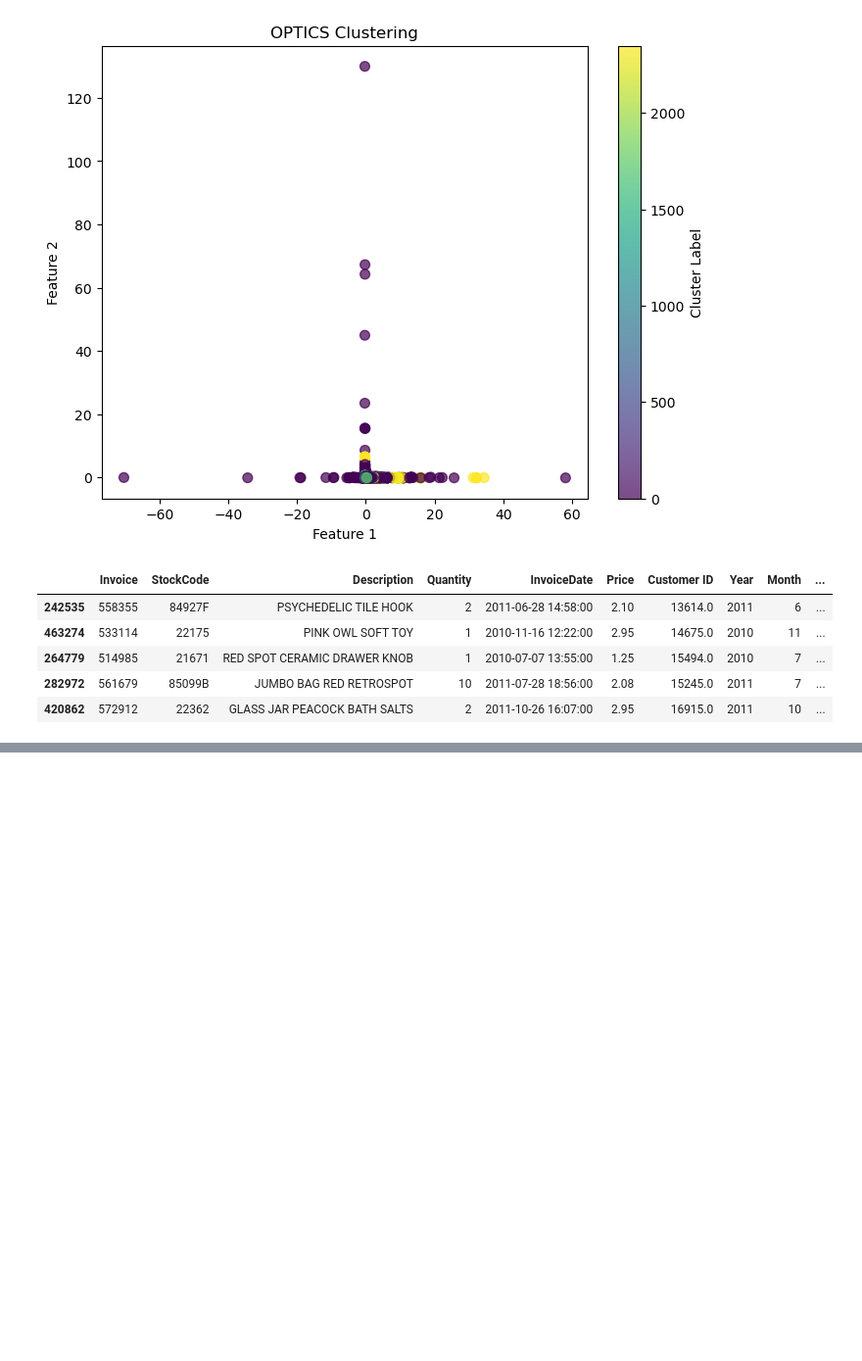
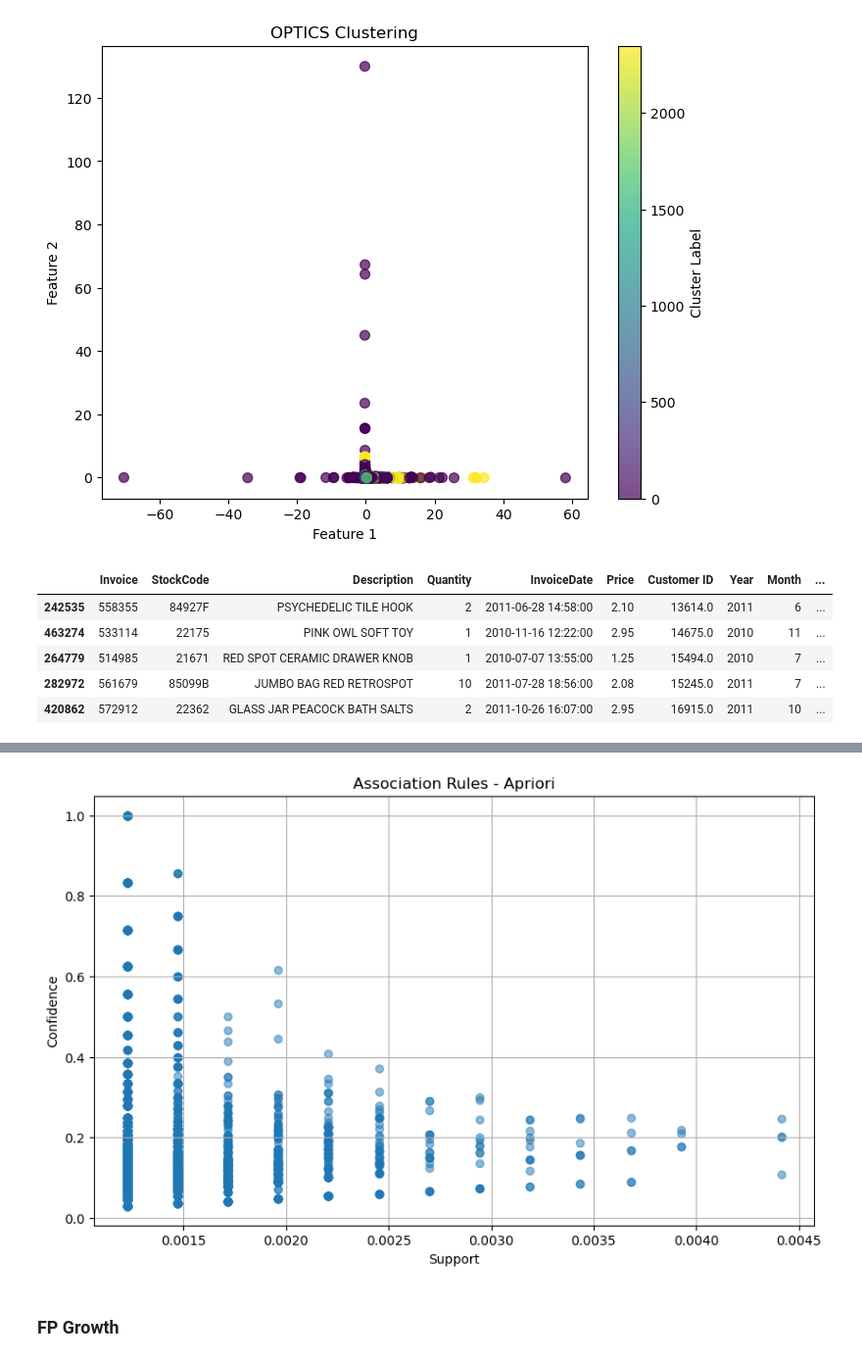
Before and after one commit to ashammar1/ML-for-Business, a Jupyter notebook: Alaa-Shammary-CA1-ML for Business.ipynb, the cells around one changed output, grey strips where cells are left out. Shown at 98% size. Drawn from its saved outputs; the diff is of its cells as text; code cells hidden in the pictures; blank space fills up the shorter version.

```diff
--- a/Alaa-Shammary-CA1-ML for Business.ipynb
+++ b/Alaa-Shammary-CA1-ML for Business.ipynb
@@ -1190,0 +750,8 @@ plt.plot(range(2,10),wcss);
+# %%
+basket = market_df.groupby(['Customer ID', 'StockCode'])['Quantity'].sum().unstack().reset_index().fillna(0).set_index('Customer ID')
+# %%
+basket_encoded = basket.applymap(lambda x: 1 if x > 0 else 0)
+# %%
+frequent_items_apriori = apriori(basket_encoded, min_support=0.001, use_colnames=True)
+# %%
+rules = association_rules(frequent_items_apriori, metric="lift", min_threshold=0.4)
@@ -1190,0 +779,12 @@ plt.plot(range(2,10),wcss);
+# %%
+plt.figure(figsize=(10, 6))
+plt.scatter(rules['support'], rules['confidence'], alpha=0.5)
+plt.xlabel('Support')
+plt.ylabel('Confidence')
+plt.title('Association Rules - Apriori')
+plt.grid(True)
+plt.show()
+# %% [output]
+[figure, added]
+# %% [markdown]
+### FP Growth
```
Also changed, not shown: parts of 163 cells of this notebook.
